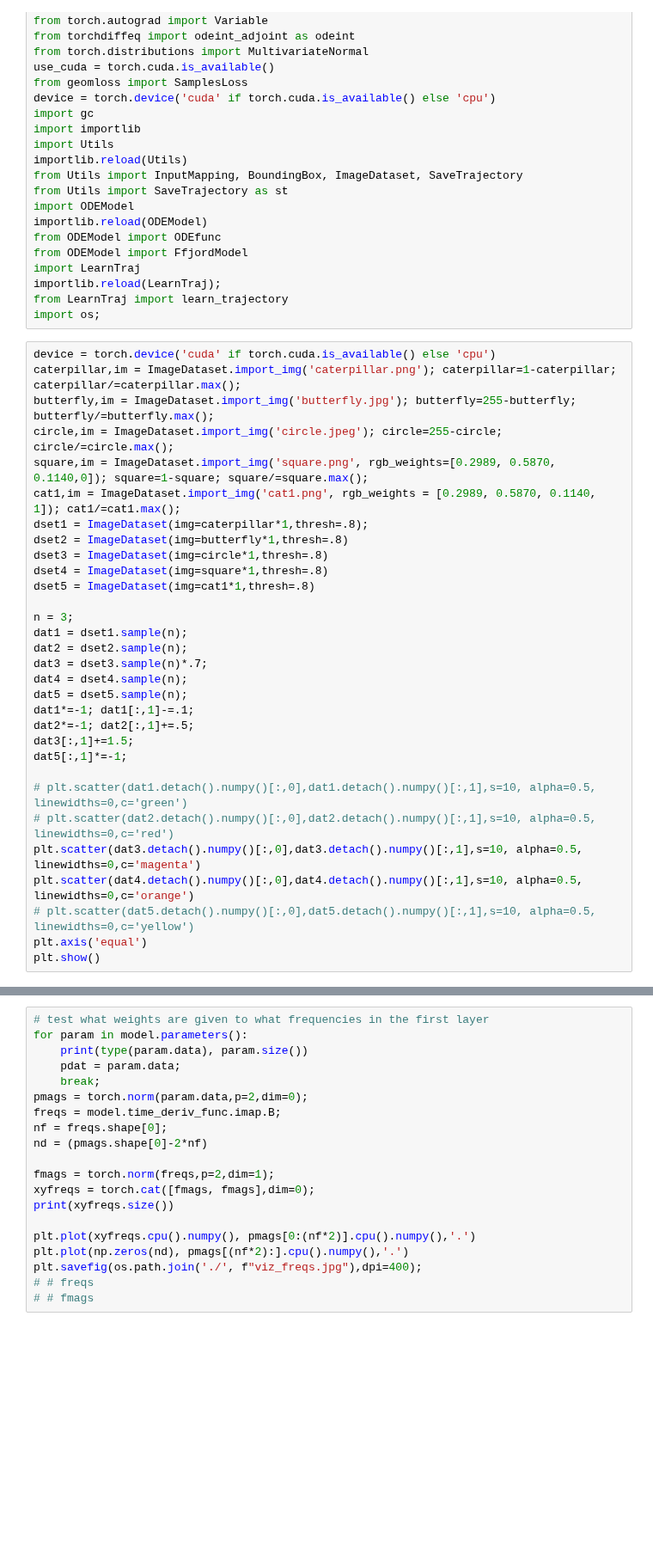
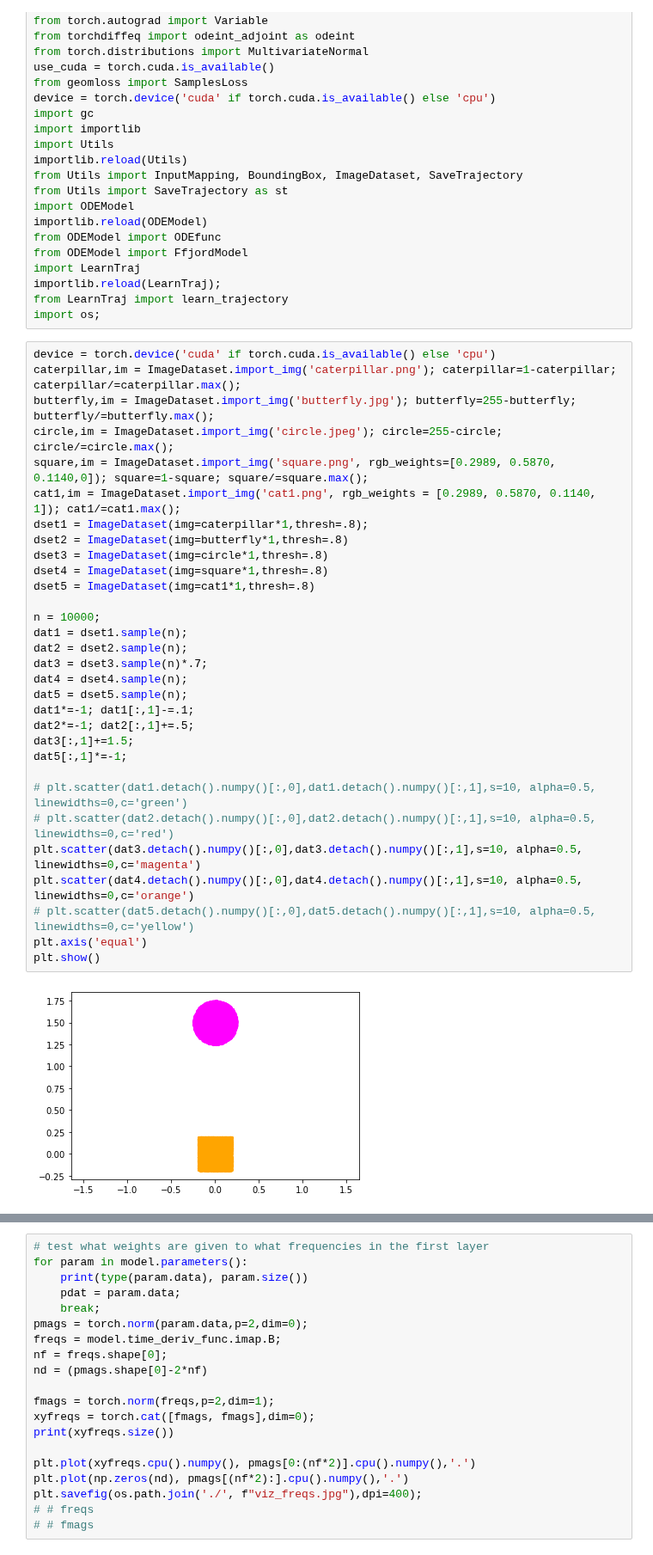
Before and after one commit to pzpzpzp1/wassflow, a Jupyter notebook: cnf-sinkhorn-demo.ipynb, the cells around one changed output, grey strips where cells are left out. Shown at 86% size. Saved outputs shown, nothing was run; the diff lists cells and outputs as text; blank space fills up the shorter version.

```diff
--- a/cnf-sinkhorn-demo.ipynb
+++ b/cnf-sinkhorn-demo.ipynb
@@ -32,34 +32,36 @@ import os;
 # %%
 device = torch.device('cuda' if torch.cuda.is_available() else 'cpu')
 caterpillar,im = ImageDataset.import_img('caterpillar.png'); caterpillar=1-caterpillar; caterpillar/=caterpillar.max();
 butterfly,im = ImageDataset.import_img('butterfly.jpg'); butterfly=255-butterfly; butterfly/=butterfly.max();
 circle,im = ImageDataset.import_img('circle.jpeg'); circle=255-circle; circle/=circle.max();
 square,im = ImageDataset.import_img('square.png', rgb_weights=[0.2989, 0.5870, 0.1140,0]); square=1-square; square/=square.max();
 cat1,im = ImageDataset.import_img('cat1.png', rgb_weights = [0.2989, 0.5870, 0.1140, 1]); cat1/=cat1.max();
 dset1 = ImageDataset(img=caterpillar*1,thresh=.8);
 dset2 = ImageDataset(img=butterfly*1,thresh=.8)
 dset3 = ImageDataset(img=circle*1,thresh=.8)
 dset4 = ImageDataset(img=square*1,thresh=.8)
 dset5 = ImageDataset(img=cat1*1,thresh=.8)
 
-n = 3;
+n = 10000;
 dat1 = dset1.sample(n);
 dat2 = dset2.sample(n);
 dat3 = dset3.sample(n)*.7;
 dat4 = dset4.sample(n);
 dat5 = dset5.sample(n);
 dat1*=-1; dat1[:,1]-=.1;
 dat2*=-1; dat2[:,1]+=.5;
 dat3[:,1]+=1.5;
 dat5[:,1]*=-1;
 
 # plt.scatter(dat1.detach().numpy()[:,0],dat1.detach().numpy()[:,1],s=10, alpha=0.5, linewidths=0,c='green')
 # plt.scatter(dat2.detach().numpy()[:,0],dat2.detach().numpy()[:,1],s=10, alpha=0.5, linewidths=0,c='red')
 plt.scatter(dat3.detach().numpy()[:,0],dat3.detach().numpy()[:,1],s=10, alpha=0.5, linewidths=0,c='magenta')
 plt.scatter(dat4.detach().numpy()[:,0],dat4.detach().numpy()[:,1],s=10, alpha=0.5, linewidths=0,c='orange')
 # plt.scatter(dat5.detach().numpy()[:,0],dat5.detach().numpy()[:,1],s=10, alpha=0.5, linewidths=0,c='yellow')
 plt.axis('equal')
 plt.show()
+# %% [output]
+[figure, added]
 # %%
 z_target = ImageDataset.normalize_samples(torch.stack((dat4, dat3)).to(device));
 model = FfjordModel();
```
Also changed, not shown: parts of 2 cells of this notebook, 4 other files.
